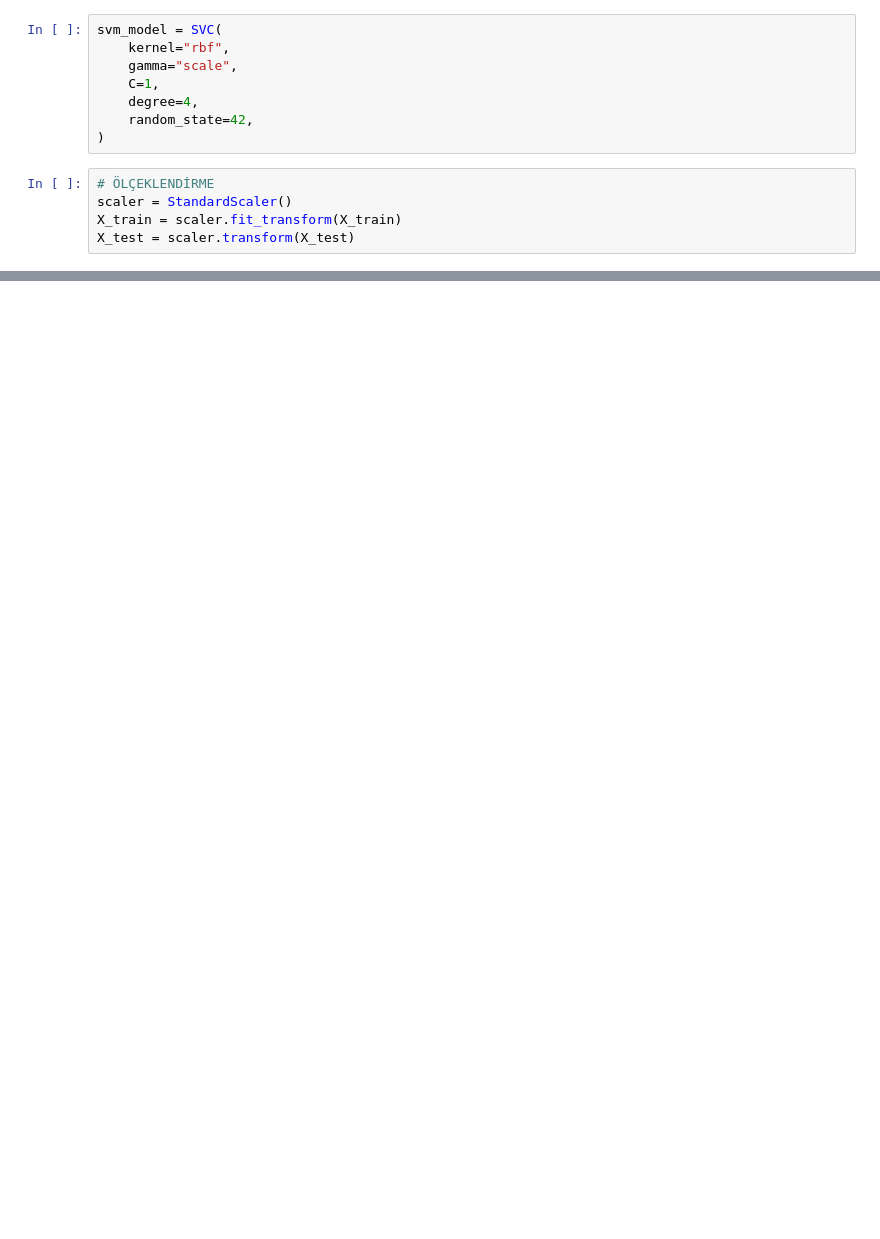
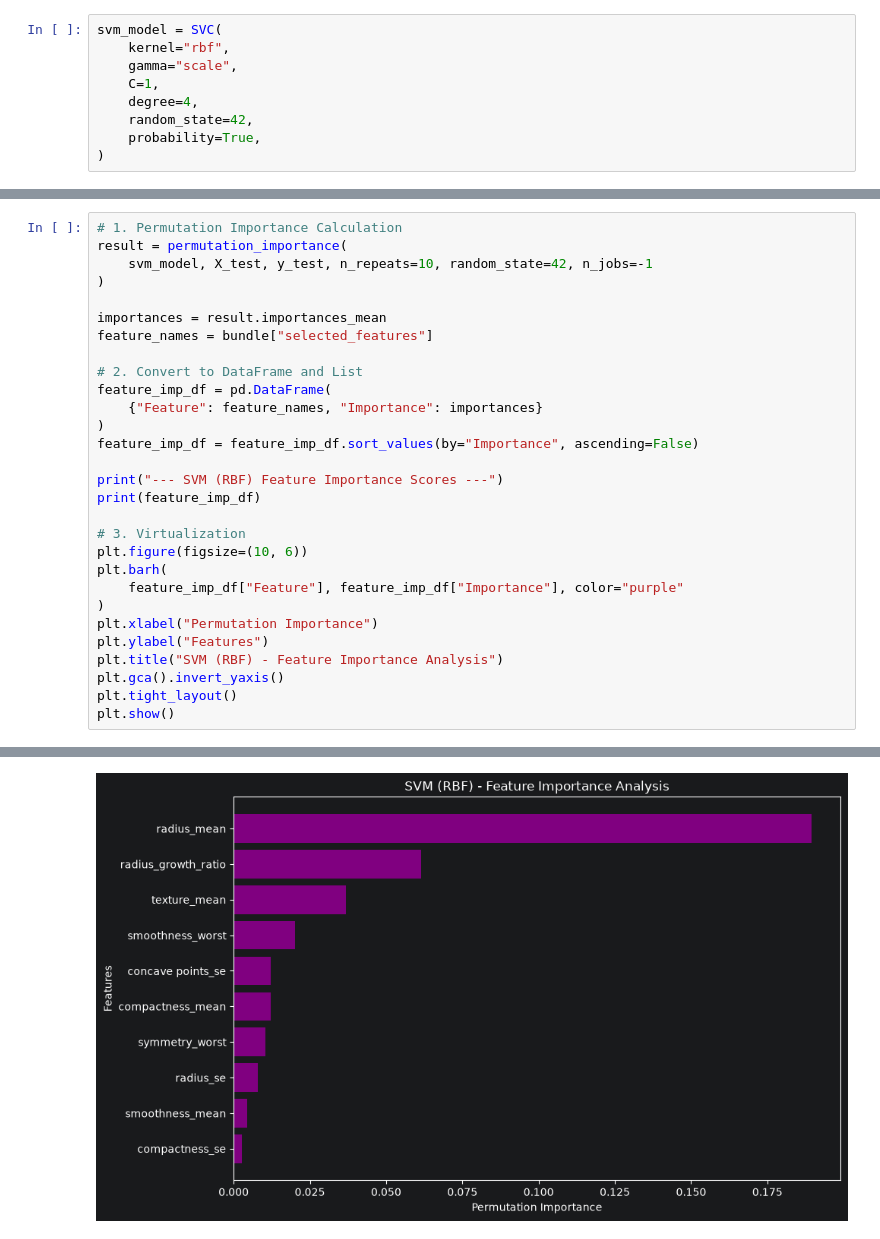
Before and after one commit to JibrilGY/FastApiProject, a Jupyter notebook: algorithms/svm.ipynb, the cells around one changed output, grey strips where cells are left out. Cells and saved outputs as stored; diff of their text form; blank space fills up the shorter version.

```diff
--- a/algorithms/svm.ipynb
+++ b/algorithms/svm.ipynb
@@ -27,12 +27,8 @@ svm_model = SVC(
     C=1,
     degree=4,
     random_state=42,
+    probability=True,
 )
-# %%
-# ÖLÇEKLENDİRME
-scaler = StandardScaler()
-X_train = scaler.fit_transform(X_train)
-X_test = scaler.transform(X_test)
 # %%
 # K-Fold Cross Validation
 cv = StratifiedKFold(n_splits=5, shuffle=True, random_state=42)
@@ -144,0 +94,30 @@ print(classification_report(y_test, y_test_pred_raw))
+# %%
+# 1. Permutation Importance Calculation
+result = permutation_importance(
+    svm_model, X_test, y_test, n_repeats=10, random_state=42, n_jobs=-1
+)
+
+importances = result.importances_mean
+feature_names = bundle["selected_features"]
+
+# 2. Convert to DataFrame and List
+feature_imp_df = pd.DataFrame(
+    {"Feature": feature_names, "Importance": importances}
+)
+feature_imp_df = feature_imp_df.sort_values(by="Importance", ascending=False)
+
+print("--- SVM (RBF) Feature Importance Scores ---")
+print(feature_imp_df)
+
+# 3. Virtualization
+plt.figure(figsize=(10, 6))
+plt.barh(
+    feature_imp_df["Feature"], feature_imp_df["Importance"], color="purple"
+)
+plt.xlabel("Permutation Importance")
+plt.ylabel("Features")
+plt.title("SVM (RBF) - Feature Importance Analysis")
+plt.gca().invert_yaxis()
+plt.tight_layout()
+plt.show()
+# %% [output]
@@ -144,0 +136 @@ print(classification_report(y_test, y_test_pred_raw))
+[figure, added]
```
Also changed, not shown: parts of 8 cells of this notebook, 32 other files.
